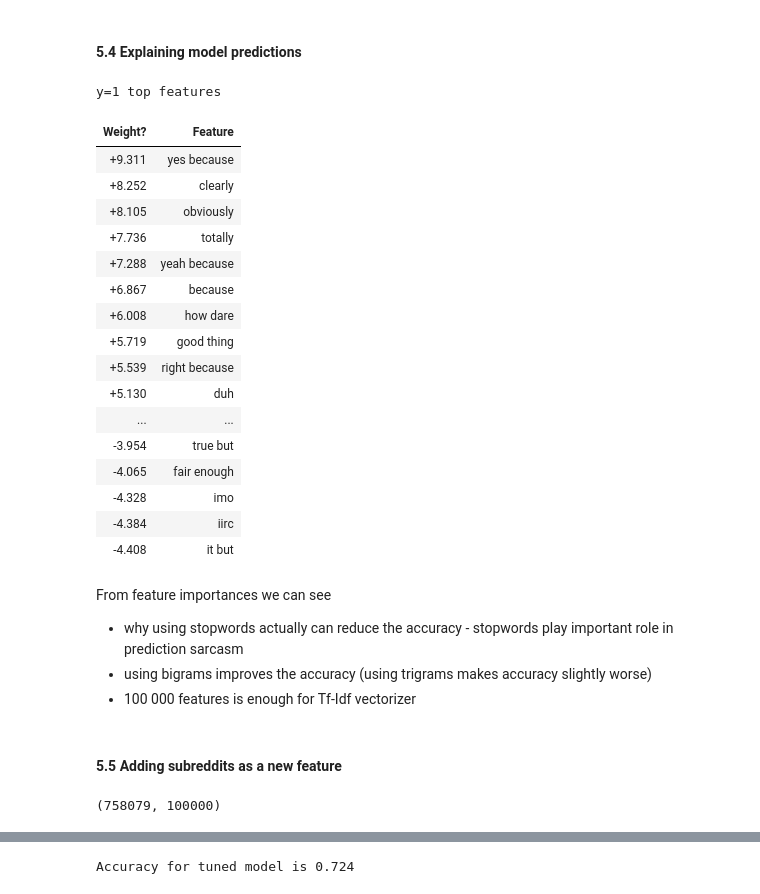
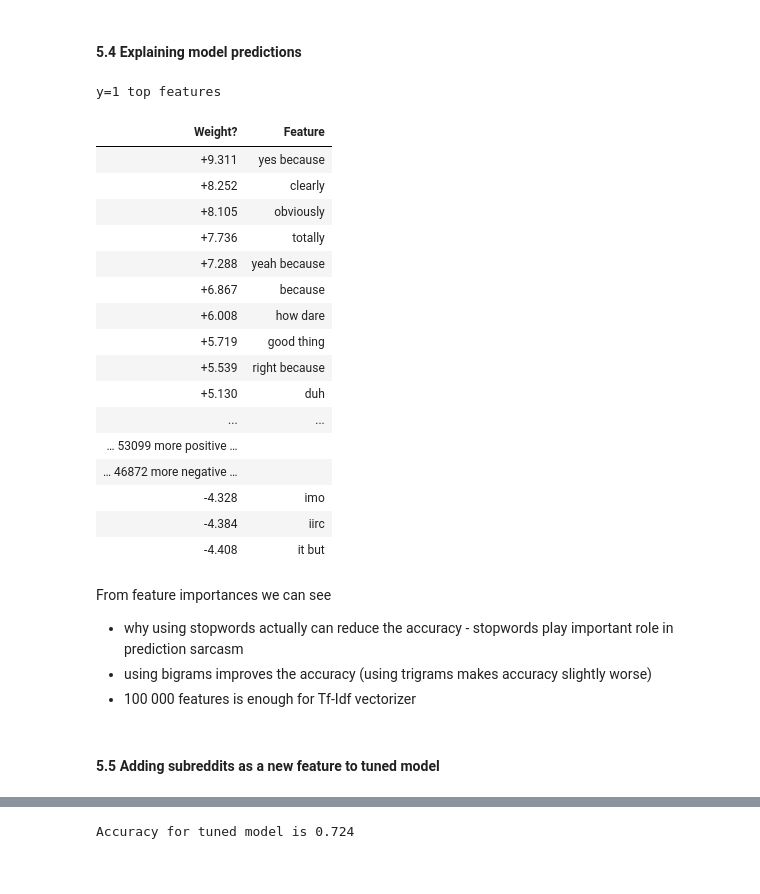
Before and after one commit to Extremesarova/experiments, a Jupyter notebook: ods_mlcourse_ai/topic4_linear_models/a4-demo-sarcasm-detection-with-logit.ipynb, the cells around one changed output, grey strips where cells are left out. Cells and saved outputs as stored; diff of their text form; code cells hidden in the pictures.

```diff
--- a/ods_mlcourse_ai/topic4_linear_models/a4-demo-sarcasm-detection-with-logit.ipynb
+++ b/ods_mlcourse_ai/topic4_linear_models/a4-demo-sarcasm-detection-with-logit.ipynb
@@ -370,2 +406,0 @@ log_reg = LogisticRegression(random_state=SEED, n_jobs=-1)
-# %%
-log_reg.fit(X, y_train)
@@ -462,21 +482,21 @@ import eli5
 # %%
-eli5.show_weights(pipeline, top=100)
+eli5.show_weights(pipeline, top=30, horizontal_layout=True)
 # %% [output]
 y=1 top features
 | Weight? | Feature |
 | +9.311 | yes because |
 | +8.252 | clearly |
 | +8.105 | obviously |
 | +7.736 | totally |
 | +7.288 | yeah because |
 | +6.867 | because |
 | +6.008 | how dare |
 | +5.719 | good thing |
 | +5.539 | right because |
 | +5.130 | duh |
 | ... | ... |
-| -3.954 | true but |
-| -4.065 | fair enough |
+| … 53099 more positive … |  |
+| … 46872 more negative … |  |
 | -4.328 | imo |
 | -4.384 | iirc |
 | -4.408 | it but |
@@ -486,7 +506,7 @@ From feature importances we can see
 * using bigrams improves the accuracy (using trigrams makes accuracy slightly worse)
 * 100 000 features is enough for Tf-Idf vectorizer
 # %% [markdown]
-#### 5.5 Adding subreddits as a new feature
+#### 5.5 Adding subreddits as a new feature to tuned model
 # %%
 train, valid, y_train, y_valid = train_test_split(train_df.drop('label', axis=1), train_df['label'], random_state=SEED)
 # %%
@@ -494,10 +514,3 @@ comments_train = train['comment']
 comments_valid = valid['comment']
 subreddits_train = train['subreddit']
 subreddits_valid = valid['subreddit']
-# %%
-tf_idf = TfidfVectorizer(ngram_range=(1,2), max_features=100000)
-X_train = tf_idf.fit_transform(comments_train)
-X_valid = tf_idf.transform(comments_valid)
-print(X_train.shape)
-# %% [output]
-(758079, 100000)
```
Also changed, not shown: parts of 88 cells of this notebook.
